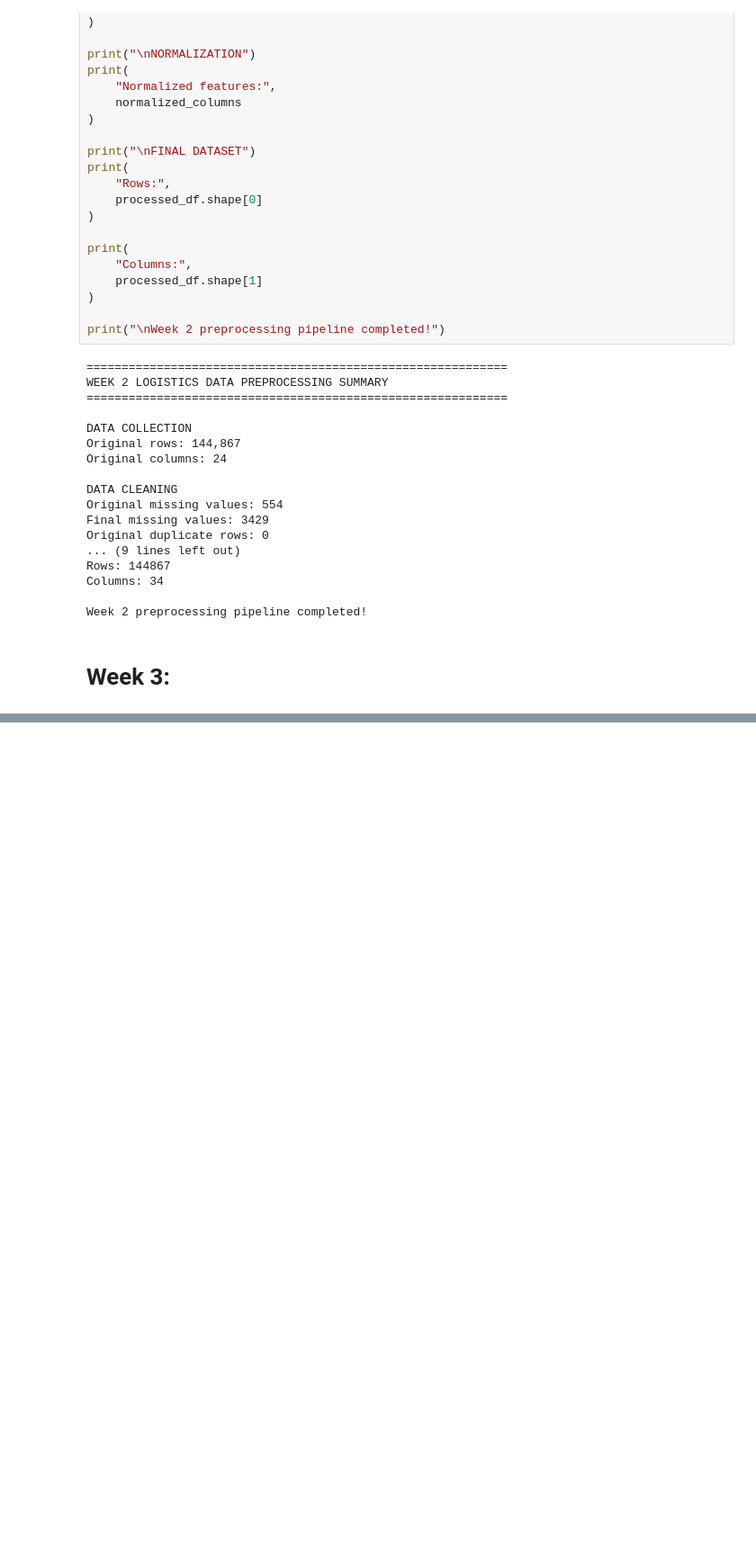
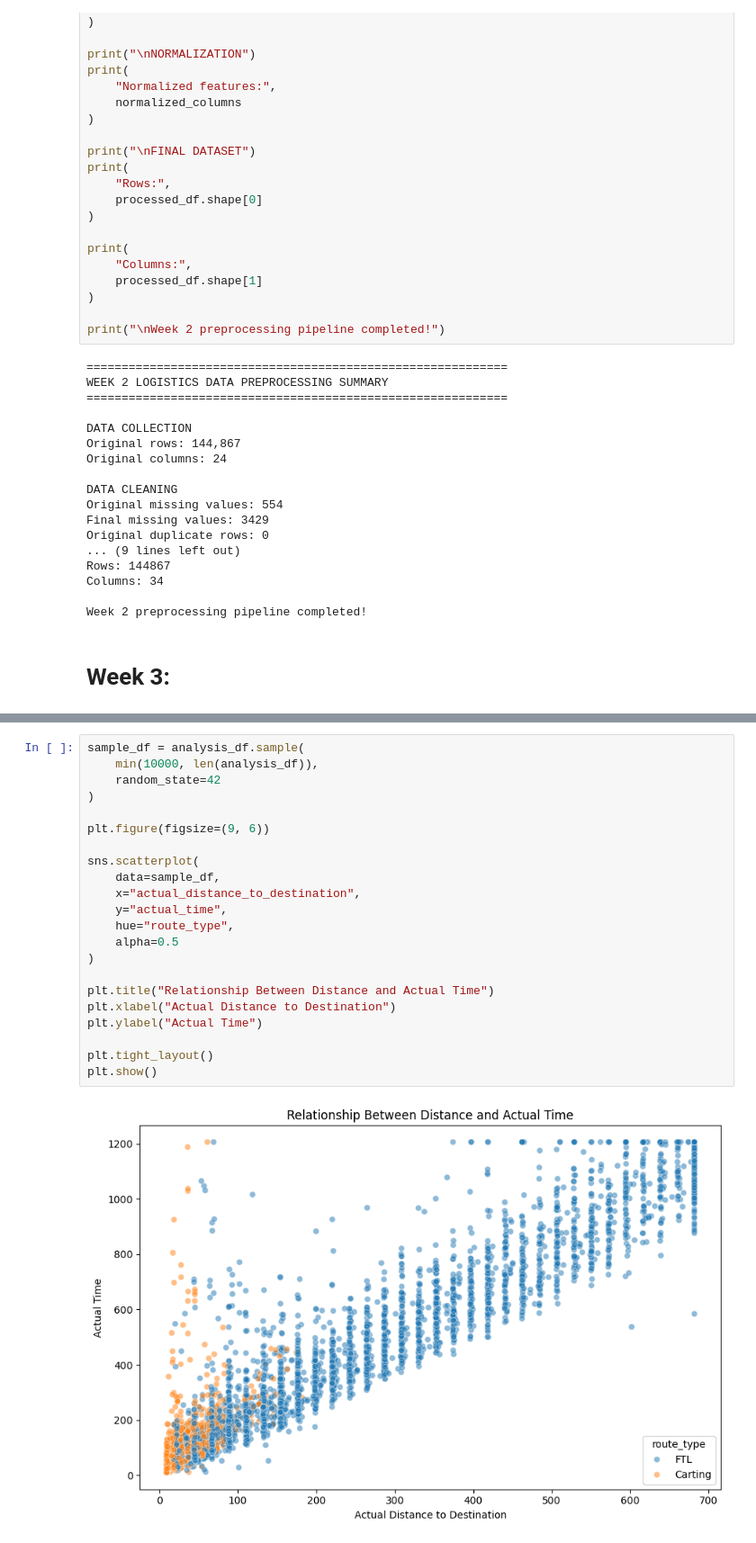
Before and after one commit to madupusanjana/logistics-data-analysis-internship, a Jupyter notebook: logistics_analysis.ipynb, the cells around one changed output, grey strips where cells are left out. Shown at 90% size. Saved outputs shown, nothing was run; the diff lists cells and outputs as text; blank space fills up the shorter version.

```diff
--- a/logistics_analysis.ipynb
+++ b/logistics_analysis.ipynb
@@ -1929,0 +2210,24 @@ Week 2 preprocessing pipeline completed!
+# %%
+sample_df = analysis_df.sample(
+    min(10000, len(analysis_df)),
+    random_state=42
+)
+
+plt.figure(figsize=(9, 6))
+
+sns.scatterplot(
+    data=sample_df,
+    x="actual_distance_to_destination",
+    y="actual_time",
+    hue="route_type",
+    alpha=0.5
+)
+
+plt.title("Relationship Between Distance and Actual Time")
+plt.xlabel("Actual Distance to Destination")
+plt.ylabel("Actual Time")
+
+plt.tight_layout()
+plt.show()
+# %% [output]
+[figure, added]
```
Also changed, not shown: parts of 33 cells of this notebook.
